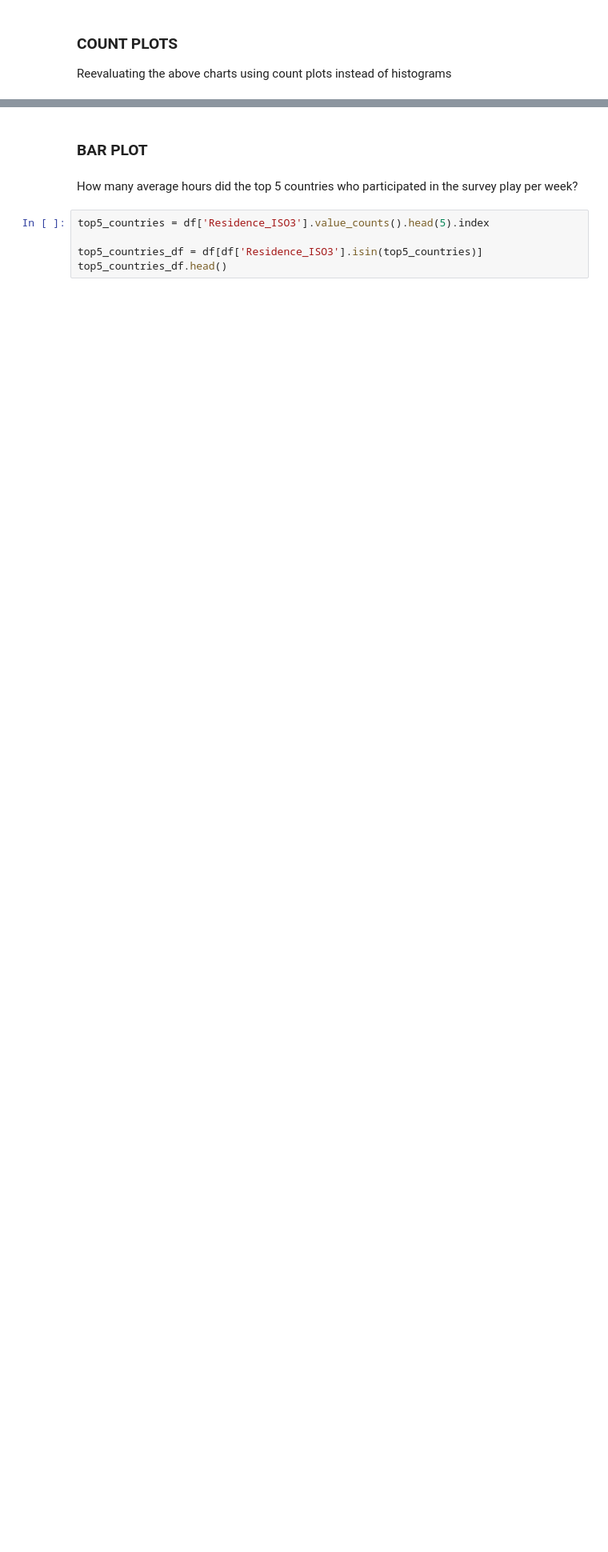
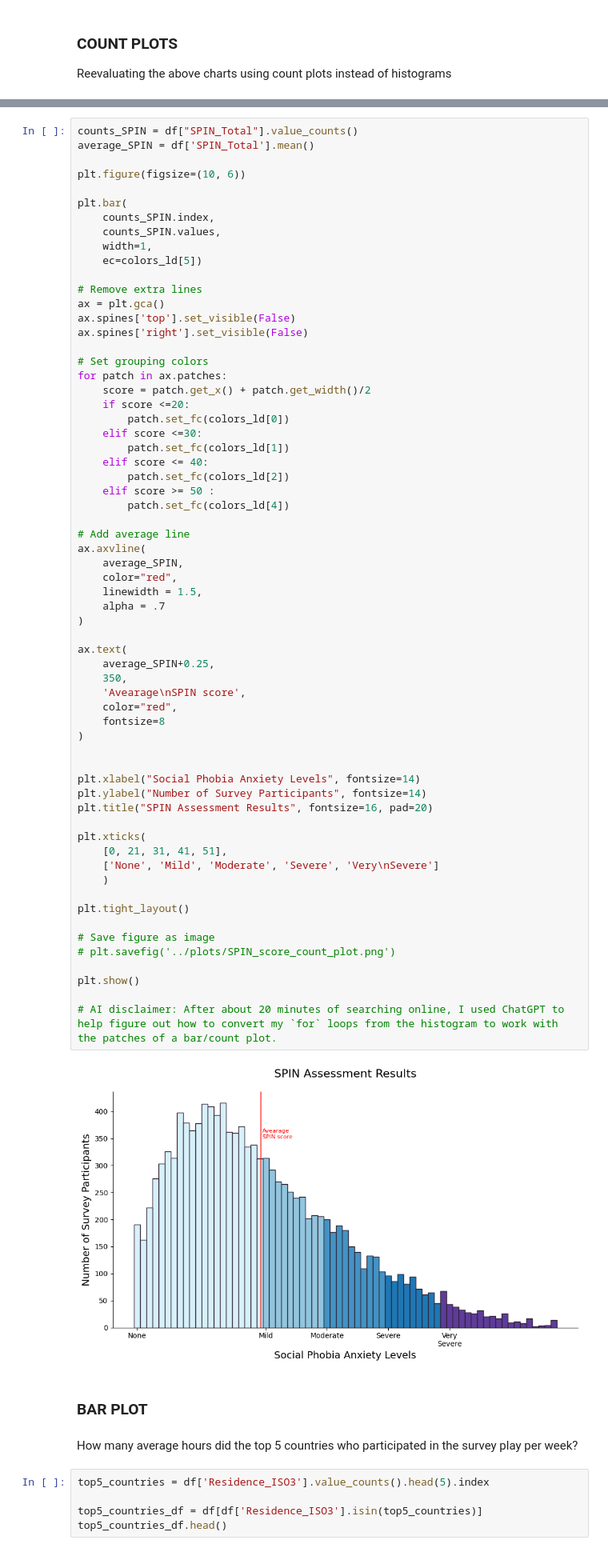
Before and after one commit to amallred/gaming-mental-health-analysis, a Jupyter notebook: notebooks/charts.ipynb, the cells around one changed output, grey strips where cells are left out. Shown at 80% size. Drawn from its saved outputs; the diff is of its cells as text; blank space fills up the shorter version.

```diff
--- a/notebooks/charts.ipynb
+++ b/notebooks/charts.ipynb
@@ -284,3 +352,68 @@ plt.show()
+# %%
+counts_SPIN = df["SPIN_Total"].value_counts()
+average_SPIN = df['SPIN_Total'].mean()
+
+plt.figure(figsize=(10, 6))
+
+plt.bar(
+    counts_SPIN.index,
+    counts_SPIN.values,
+    width=1,
+    ec=colors_ld[5])
+
+# Remove extra lines
+ax = plt.gca()
+ax.spines['top'].set_visible(False)
+ax.spines['right'].set_visible(False)
+
+# Set grouping colors
+for patch in ax.patches:
+    score = patch.get_x() + patch.get_width()/2
+    if score <=20:
+        patch.set_fc(colors_ld[0])
+    elif score <=30:
+        patch.set_fc(colors_ld[1])
+    elif score <= 40:
+        patch.set_fc(colors_ld[2])
+    elif score >= 50 :
+        patch.set_fc(colors_ld[4])
+
+# Add average line
+ax.axvline(
+    average_SPIN,
+    color="red",
+    linewidth = 1.5,
+    alpha = .7
+)
+
+ax.text(
+    average_SPIN+0.25,
+    350,
+    'Avearage\nSPIN score',
+    color="red",
+    fontsize=8
+)
+
+
+plt.xlabel("Social Phobia Anxiety Levels", fontsize=14)
+plt.ylabel("Number of Survey Participants", fontsize=14)
+plt.title("SPIN Assessment Results", fontsize=16, pad=20)
+
+plt.xticks(
+    [0, 21, 31, 41, 51],
+    ['None', 'Mild', 'Moderate', 'Severe', 'Very\nSevere']
+    )
+
+plt.tight_layout()
+
+# Save figure as image
+# plt.savefig('../plots/SPIN_score_count_plot.png')
+
+plt.show()
+
+# AI disclaimer: After about 20 minutes of searching online, I used ChatGPT to help figure out how to convert my `for` loops from the histogram to work with the patches of a bar/count plot.
+# %% [output]
+[figure, added]
 # %% [markdown]
 ### BAR PLOT
 # %% [markdown]
```
Also changed, not shown: parts of 4 cells of this notebook, 4 other files.
